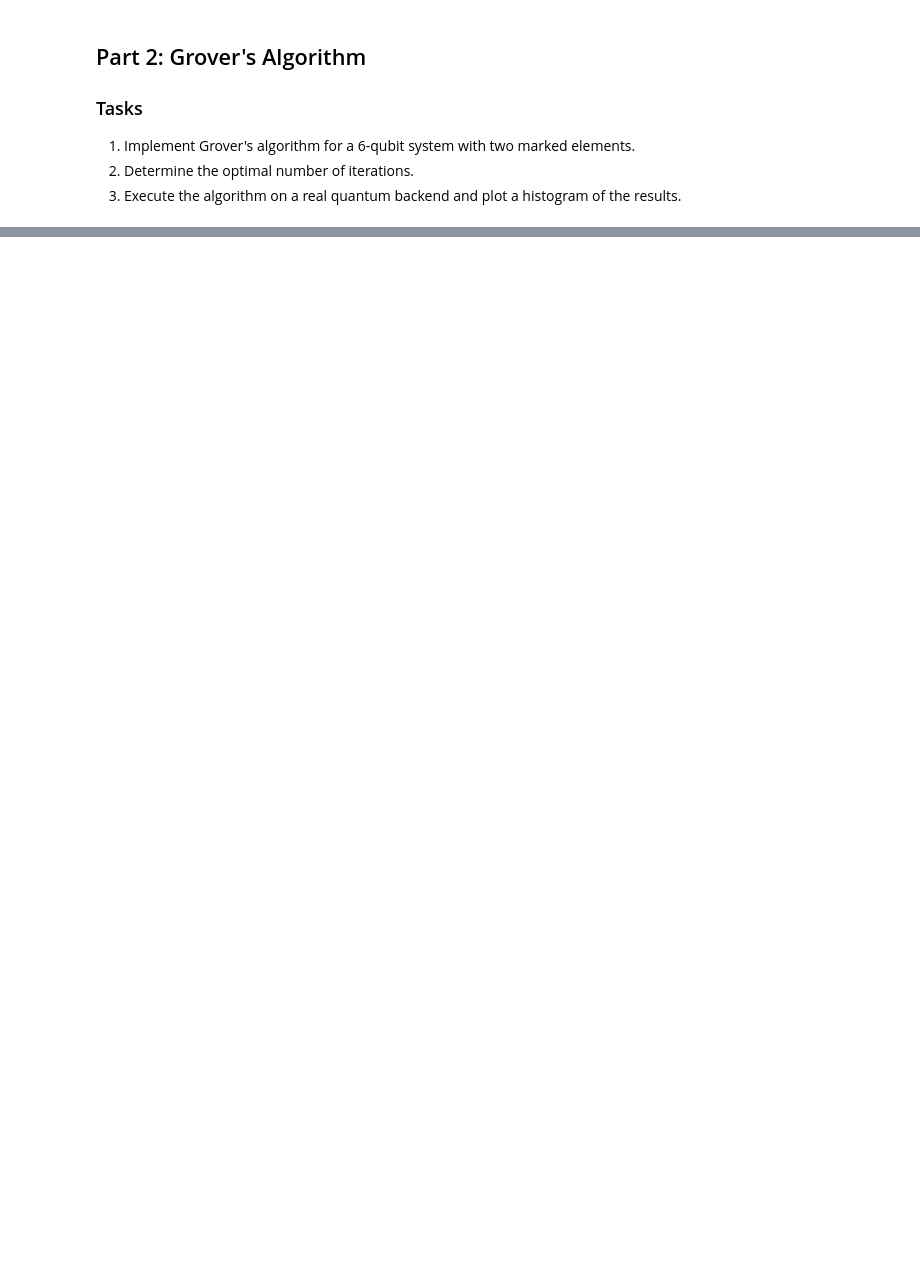
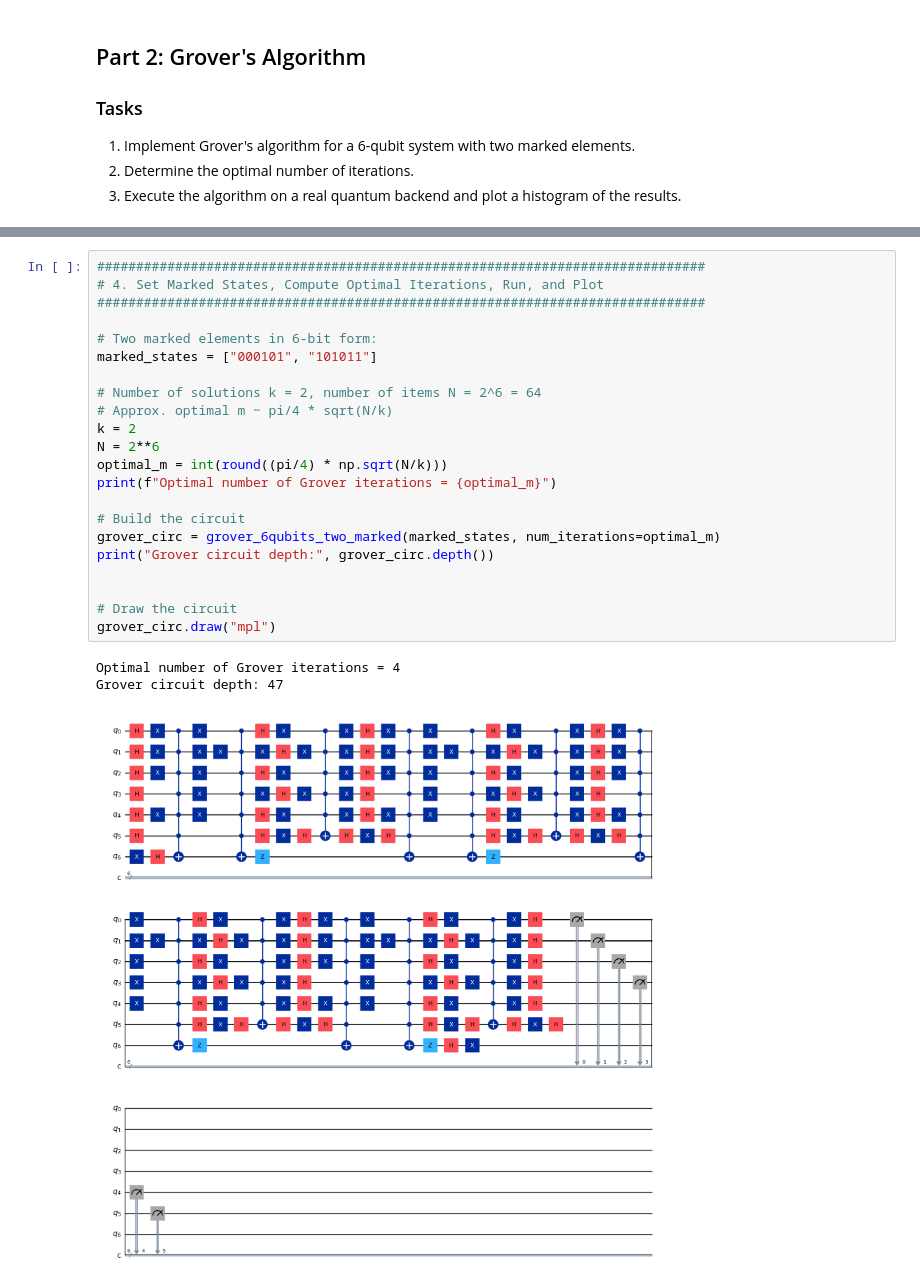
Before and after one commit to FedericoSantona/QiskitProject, a Jupyter notebook: Detusch_Grover.ipynb, the cells around one changed output, grey strips where cells are left out. Drawn from its saved outputs; the diff is of its cells as text; blank space fills up the shorter version.

```diff
--- a/Detusch_Grover.ipynb
+++ b/Detusch_Grover.ipynb
@@ -321,0 +452,26 @@ plt.show()
+# %%
+##############################################################################
+# 4. Set Marked States, Compute Optimal Iterations, Run, and Plot
+##############################################################################
+
+# Two marked elements in 6-bit form:
+marked_states = ["000101", "101011"]
+
+# Number of solutions k = 2, number of items N = 2^6 = 64
+# Approx. optimal m ~ pi/4 * sqrt(N/k)
+k = 2
+N = 2**6
+optimal_m = int(round((pi/4) * np.sqrt(N/k)))
+print(f"Optimal number of Grover iterations = {optimal_m}")
+
+# Build the circuit
+grover_circ = grover_6qubits_two_marked(marked_states, num_iterations=optimal_m)
+print("Grover circuit depth:", grover_circ.depth())
+
+
+# Draw the circuit
+grover_circ.draw("mpl")
+# %% [output]
+Optimal number of Grover iterations = 4
+Grover circuit depth: 47
+[figure, added]
```
Also changed, not shown: parts of 7 cells of this notebook.
